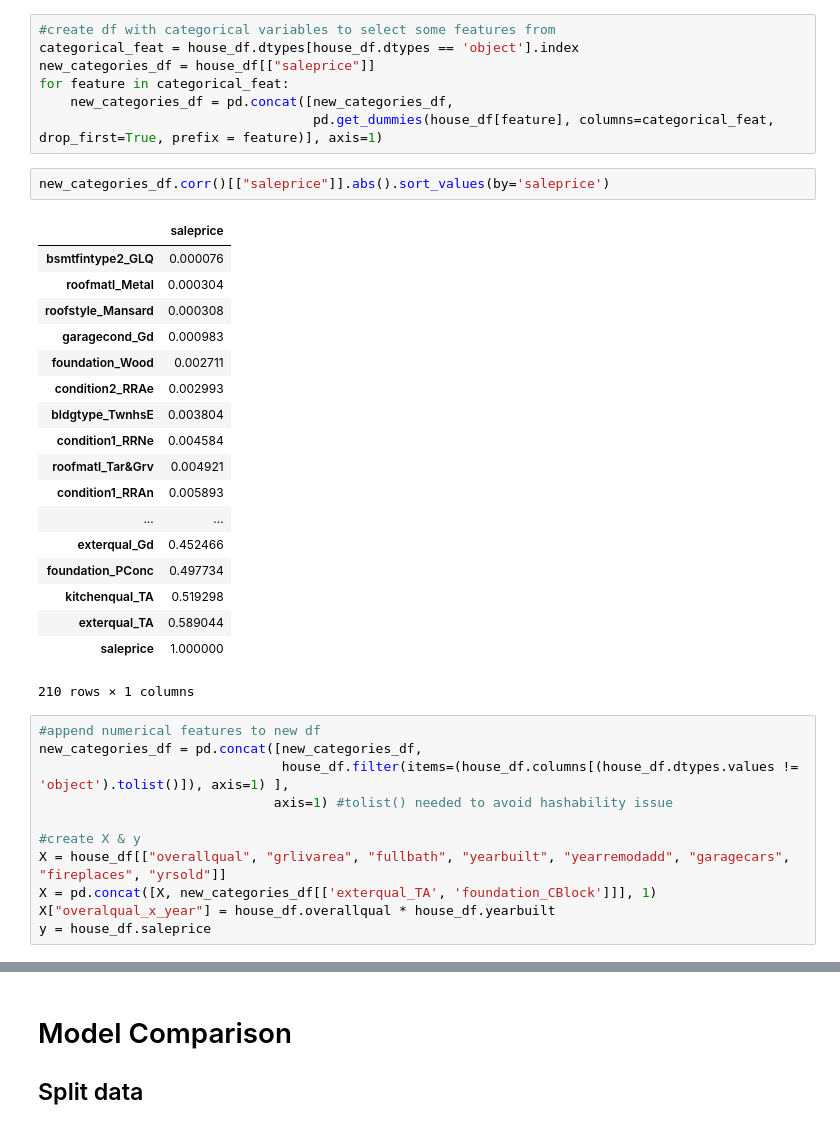
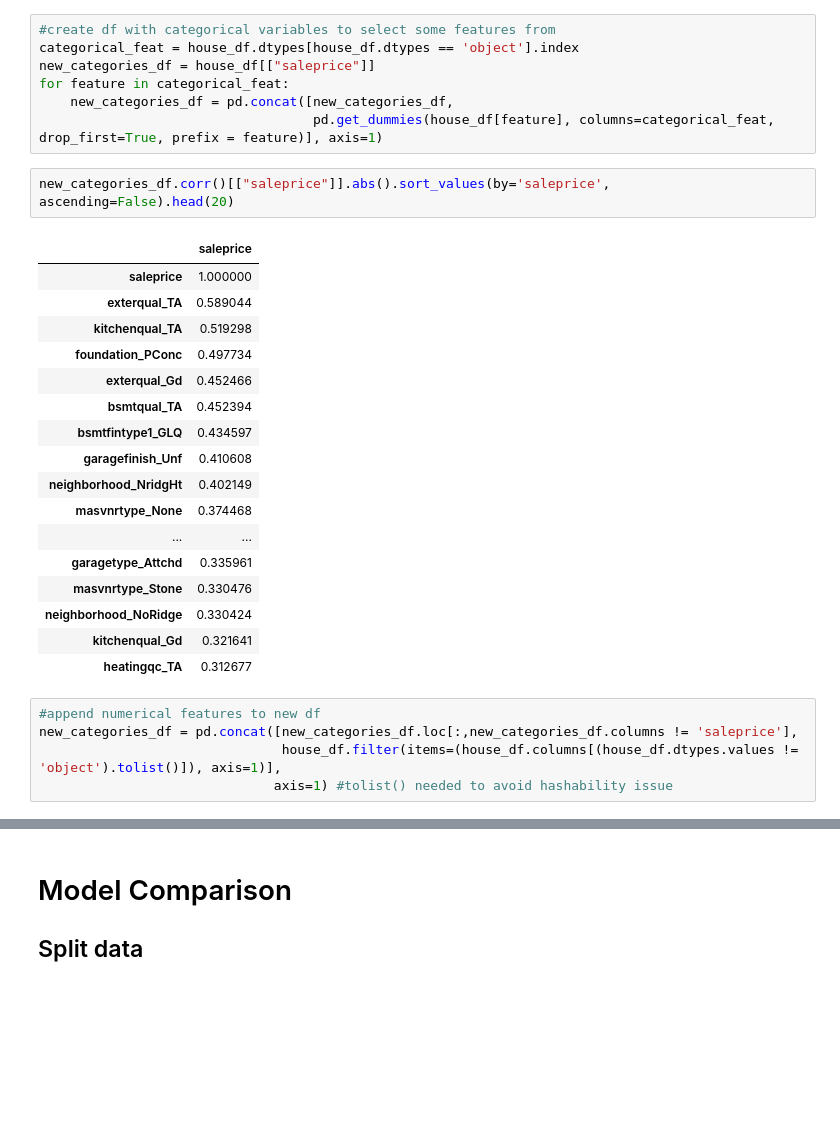
Before and after one commit to chrisoyer/thinkful_notes, a Jupyter notebook: Unit_2_supervised_learning/19/19.8_Regression_Challenge.ipynb, the cells around one changed output, grey strips where cells are left out. Cells and saved outputs as stored; diff of their text form; blank space fills up the shorter version.

```diff
--- a/Unit_2_supervised_learning/19/19.8_Regression_Challenge.ipynb
+++ b/Unit_2_supervised_learning/19/19.8_Regression_Challenge.ipynb
@@ -137,34 +139,27 @@ for feature in categorical_feat:
     new_categories_df = pd.concat([new_categories_df,
                                    pd.get_dummies(house_df[feature], columns=categorical_feat, drop_first=True, prefix = feature)], axis=1)
 # %%
-new_categories_df.corr()[["saleprice"]].abs().sort_values(by='saleprice')
+new_categories_df.corr()[["saleprice"]].abs().sort_values(by='saleprice', ascending=False).head(20)
 # %% [output]
 |  | saleprice |
-| bsmtfintype2_GLQ | 0.000076 |
-| roofmatl_Metal | 0.000304 |
-| roofstyle_Mansard | 0.000308 |
-| garagecond_Gd | 0.000983 |
-| foundation_Wood | 0.002711 |
-| condition2_RRAe | 0.002993 |
-| bldgtype_TwnhsE | 0.003804 |
-| condition1_RRNe | 0.004584 |
-| roofmatl_Tar&Grv | 0.004921 |
-| condition1_RRAn | 0.005893 |
+| saleprice | 1.000000 |
+| exterqual_TA | 0.589044 |
+| kitchenqual_TA | 0.519298 |
+| foundation_PConc | 0.497734 |
+| exterqual_Gd | 0.452466 |
+| bsmtqual_TA | 0.452394 |
+| bsmtfintype1_GLQ | 0.434597 |
+| garagefinish_Unf | 0.410608 |
+| neighborhood_NridgHt | 0.402149 |
+| masvnrtype_None | 0.374468 |
 | ... | ... |
-| exterqual_Gd | 0.452466 |
-| foundation_PConc | 0.497734 |
-| kitchenqual_TA | 0.519298 |
-| exterqual_TA | 0.589044 |
-| saleprice | 1.000000 |
+| garagetype_Attchd | 0.335961 |
+| masvnrtype_Stone | 0.330476 |
+| neighborhood_NoRidge | 0.330424 |
+| kitchenqual_Gd | 0.321641 |
+| heatingqc_TA | 0.312677 |
-210 rows × 1 columns
 # %%
 #append numerical features to new df
-new_categories_df = pd.concat([new_categories_df,
-                               house_df.filter(items=(house_df.columns[(house_df.dtypes.values != 'object').tolist()]), axis=1) ],
+new_categories_df = pd.concat([new_categories_df.loc[:,new_categories_df.columns != 'saleprice'],
+                               house_df.filter(items=(house_df.columns[(house_df.dtypes.values != 'object').tolist()]), axis=1)],
                               axis=1) #tolist() needed to avoid hashability issue
-
-#create X & y
-X = house_df[["overallqual", "grlivarea", "fullbath", "yearbuilt", "yearremodadd", "garagecars", "fireplaces", "yrsold"]]
-X = pd.concat([X, new_categories_df[['exterqual_TA', 'foundation_CBlock']]], 1)
-X["overalqual_x_year"] = house_df.overallqual * house_df.yearbuilt
-y = house_df.saleprice
```
Also changed, not shown: parts of 18 cells of this notebook, 2 other files.
